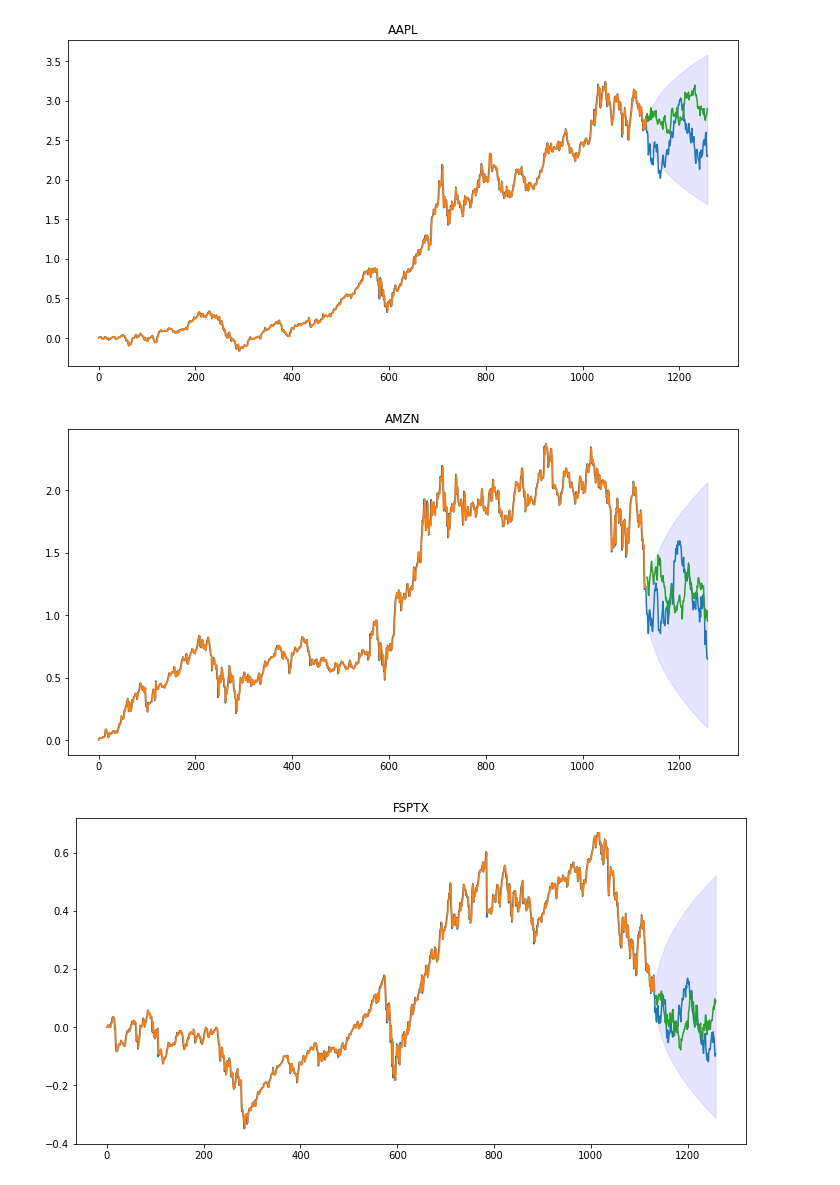
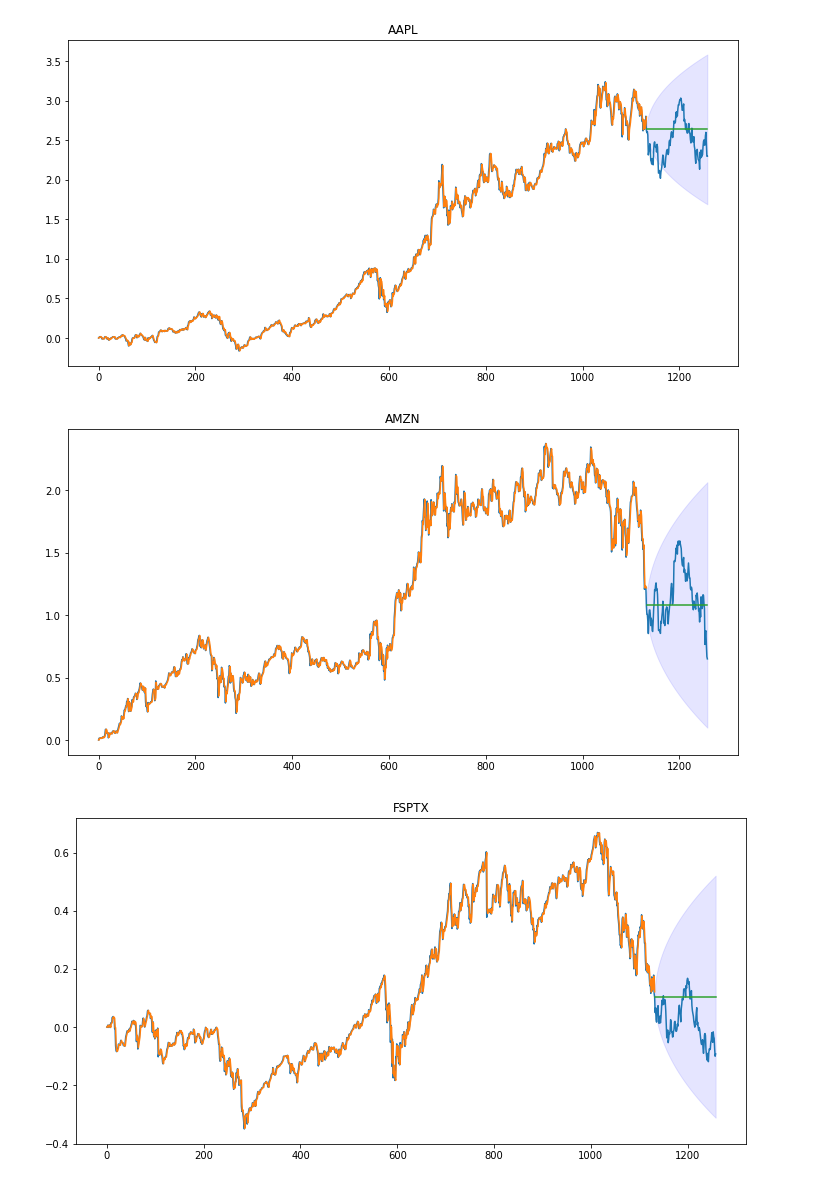
Before and after one commit to nguye639/Stat773Project, a Jupyter notebook: modelCreation.ipynb, the cells around one changed output. Drawn from its saved outputs; the diff is of its cells as text; code cells hidden in the pictures.

```diff
--- a/modelCreation.ipynb
+++ b/modelCreation.ipynb
@@ -21,0 +27,29 @@ Index(['Date', 'AAPL', 'AMZN', 'FSPTX', 'SHRAX', 'SPY'], dtype='object')
+# %%
+ARIMAError = []
+ARIMAConf = []
+
+for i in range(1,len(series)):
+
+    thisSeries = data[series[i]]
+    t = np.arange(0,len(thisSeries),1)
+
+    trainX = t[:int(.9*len(thisSeries))]
+    testX = t[int(.9*len(thisSeries)):]
+
+    trainY = thisSeries[:int(.9*len(thisSeries))]
+    testY = thisSeries[int(.9*len(thisSeries)):]
+
+    fit = ARIMA(trainY, order = (2,1,2)).fit()
+
+    simulation = fit.simulate(len(testX),repetitions=5, error="mul", anchor = len(trainY)).mean(1)
+    forecast = fit.get_forecast(len(testX)).summary_frame()
+
+    plt.figure(figsize = (12,6))
+
+    plt.plot(t,thisSeries)
+    plt.plot(trainX,fit.fittedvalues)
+    plt.plot(testX, forecast["mean"])
+    plt.fill_between(testX,(forecast['mean_ci_lower']), (forecast['mean_ci_upper']), color='b', alpha=.1)
+    plt.title(series[i]);
+    ARIMAError.append(MAPE(forecast["mean"],testY))
+    ARIMAConf.append(np.mean(forecast['mean_ci_upper'] - forecast['mean_ci_lower']))
@@ -22,28 +64,33 @@ Index(['Date', 'AAPL', 'AMZN', 'FSPTX', 'SHRAX', 'SPY'], dtype='object')
 # %%
+ExpSmoothError = []
+ExpSmoothConf = []
+
 for i in range(1,len(series)):
 
     thisSeries = data[series[i]]
     t = np.arange(0,len(thisSeries),1)
 
     trainX = t[:int(.9*len(thisSeries))]
     testX = t[int(.9*len(thisSeries)):]
 
     trainY = thisSeries[:int(.9*len(thisSeries))]
     testY = thisSeries[int(.9*len(thisSeries)):]
 
     fit = ExponentialSmoothing(trainY).fit(disp=0)
 
-    simulation = fit.simulate(len(testX)) + fit.fittedvalues.iloc[-1]
+    simulation = fit.simulate(len(testX),repetitions=5, error="mul", anchor = len(trainY)).mean(1)
     forecast = fit.get_forecast(len(testX)).summary_frame()
 
     plt.figure(figsize = (12,6))
 
     plt.plot(t,thisSeries)
     plt.plot(trainX,fit.fittedvalues)
-    plt.plot(testX,simulation)
+    plt.plot(testX, forecast["mean"])
     plt.fill_between(testX,(forecast['mean_ci_lower']), (forecast['mean_ci_upper']), color='b', alpha=.1)
     plt.title(series[i]);
+    ExpSmoothError.append(MAPE(forecast["mean"],testY))
+    ExpSmoothConf.append(np.mean(forecast['mean_ci_upper'] - forecast['mean_ci_lower']))
 # %% [output]
-[figure, old version]
+[figure, new version]
-[figure, old version]
+[figure, new version]
-[figure, old version]
+[figure, new version]
```
Also changed, not shown: parts of 12 cells of this notebook.
